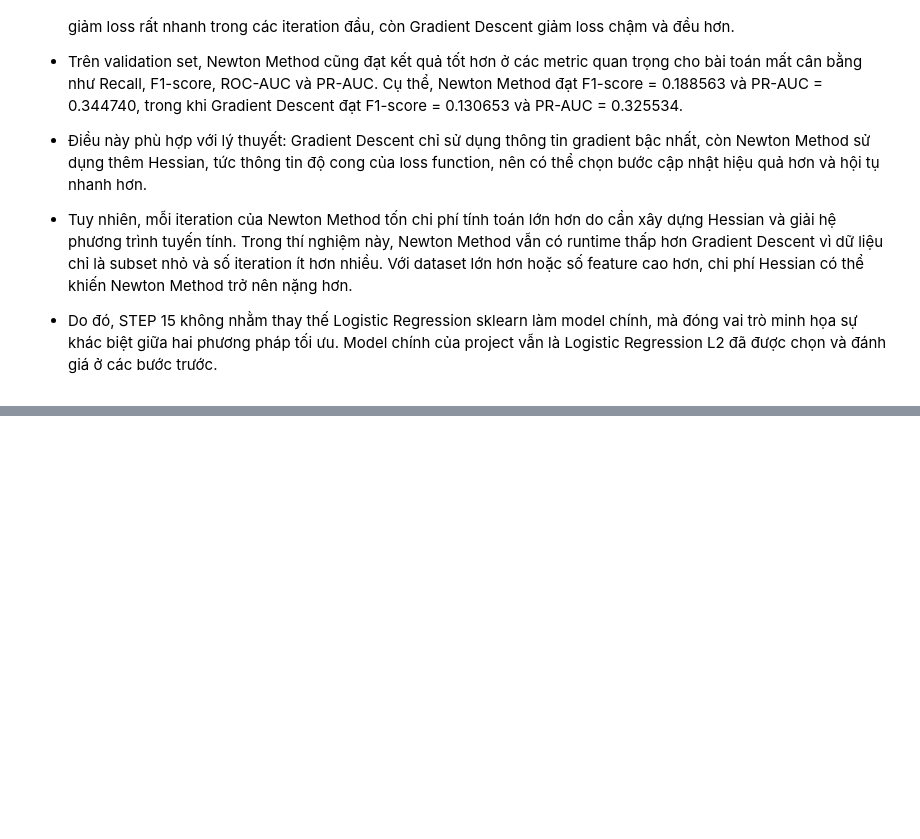
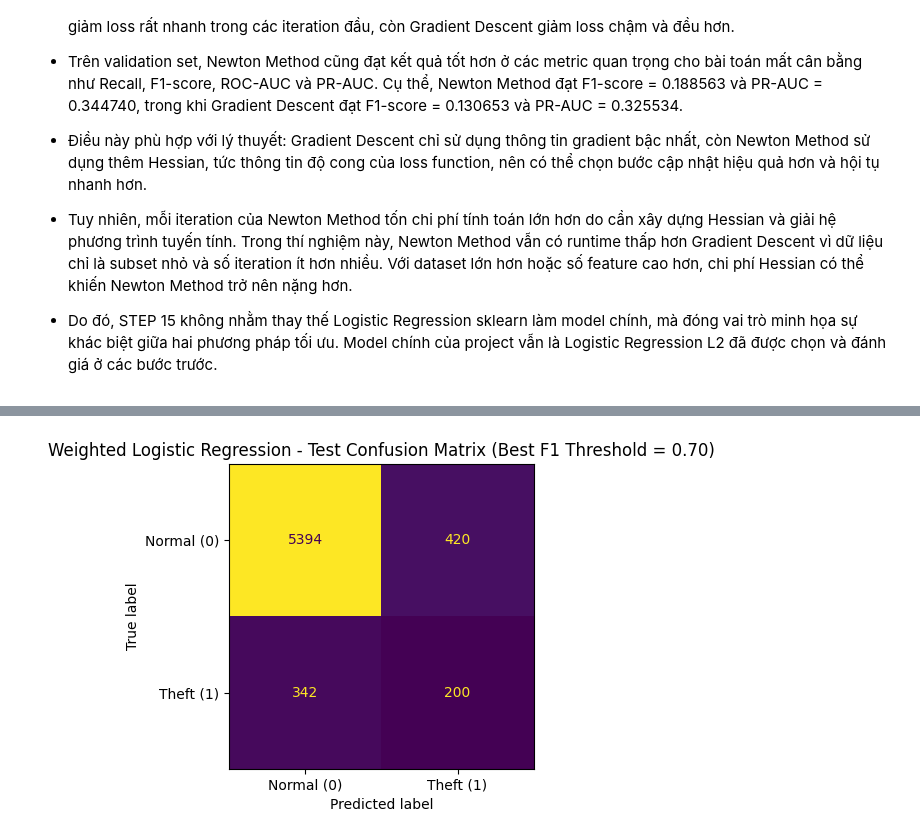
Before and after one commit to longzu-ComputerScience/CS114----ML-Project---Energy-Theft-Detection, a Jupyter notebook: notebooks/model_training_quoc_thai.ipynb, the cells around one changed output, grey strips where cells are left out. Saved outputs shown, nothing was run; the diff lists cells and outputs as text; code cells hidden in the pictures; blank space fills up the shorter version.

```diff
--- a/notebooks/model_training_quoc_thai.ipynb
+++ b/notebooks/model_training_quoc_thai.ipynb
@@ -2423,0 +2658,22 @@ plt.show()
+# %%
+# 16.5. Tìm Best F1 threshold cho Weighted Logistic Regression
+
+# Nếu nhiều threshold có cùng F1-score, ưu tiên recall cao hơn,
+# sau đó precision cao hơn.
+weighted_best_f1_row = (
+    weighted_threshold_results_df.sort_values(
+        by=["f1_score", "recall", "precision"], ascending=[False, False, False]
+    )
+    .iloc[0]
+    .to_dict()
+)
+
+weighted_best_f1_threshold = weighted_best_f1_row["threshold"]
+
+print("Weighted Logistic Regression - Best F1 threshold trên validation set")
+print(f"Threshold : {weighted_best_f1_threshold:.2f}")
+print(f"Precision : {weighted_best_f1_row['precision']:.6f}")
+print(f"Recall    : {weighted_best_f1_row['recall']:.6f}")
+print(f"F1-score  : {weighted_best_f1_row['f1_score']:.6f}")
+print(f"PR-AUC    : {weighted_best_f1_row['pr_auc']:.6f}")
+print(f"ROC-AUC   : {weighted_best_f1_row['roc_auc']:.6f}")
@@ -2423,0 +2864,24 @@ plt.show()
+# %%
+# 16.9. Tạo prediction variables trên test set
+
+y_test_pred_weighted_best_f1 = get_predictions_at_threshold(
+    y_prob=y_test_prob_weighted_logreg_best, threshold=weighted_best_f1_threshold
+)
+
+y_test_pred_weighted_recall_priority = get_predictions_at_threshold(
+    y_prob=y_test_prob_weighted_logreg_best,
+    threshold=weighted_recall_priority_threshold,
+)
+# %%
+# 16.10. Confusion matrix trên test set với Weighted Best F1 threshold
+
+weighted_test_best_f1_cm = plot_confusion_matrix_custom(
+    y_true=y_test,
+    y_pred=y_test_pred_weighted_best_f1,
+    title=(
+        "Weighted Logistic Regression - Test Confusion Matrix "
+        f"(Best F1 Threshold = {weighted_best_f1_threshold:.2f})"
+    ),
+)
+# %% [output]
+[figure, added]
```
Also changed, not shown: parts of 14 cells of this notebook.
